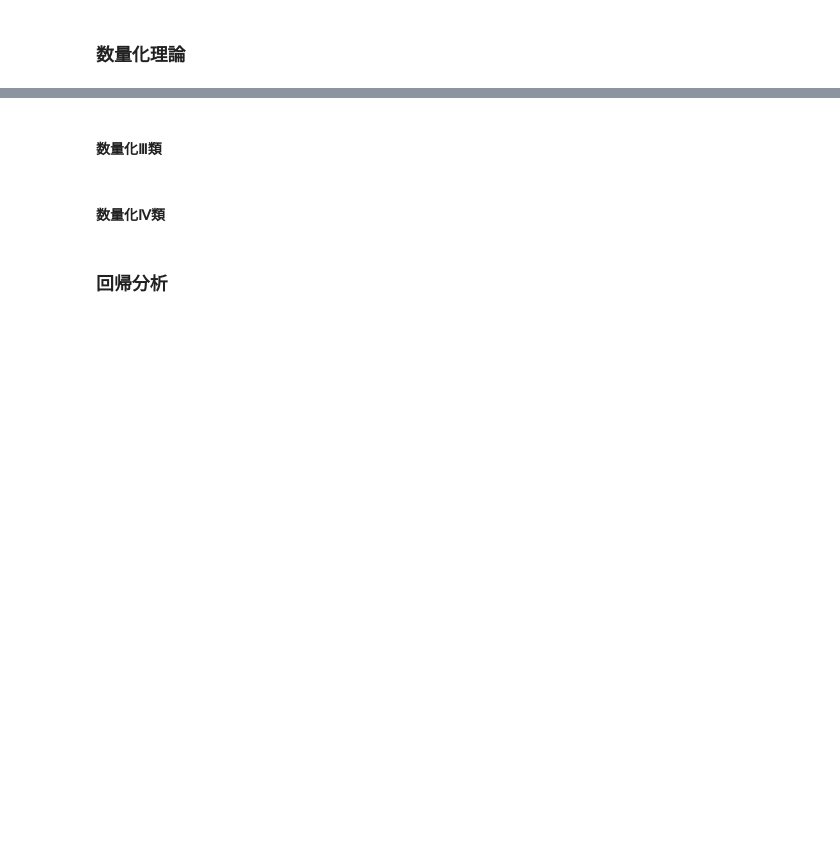
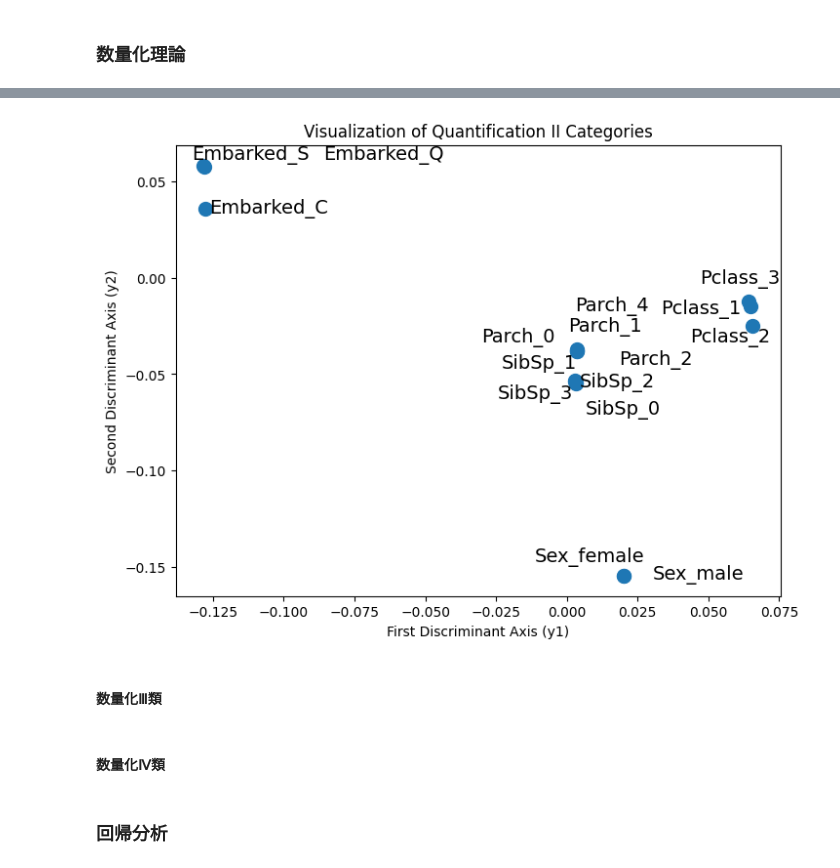
Before and after one commit to TakumiOkawa12/MLnote, a Jupyter notebook: statistics/practical_statistics.ipynb, the cells around one changed output, grey strips where cells are left out. Cells and saved outputs as stored; diff of their text form; code cells hidden in the pictures; blank space fills up the shorter version.

```diff
--- a/statistics/practical_statistics.ipynb
+++ b/statistics/practical_statistics.ipynb
@@ -500,3 +806,7 @@ Conviction: 1.2
+# %%
+quantification_ii_3(df, target_col, feature_cols, qualitization_vector_1, qualitization_vector_2)
+# %% [output]
+[figure, added]
 # %% [markdown]
 #### 数量化Ⅲ類
 # %% [markdown]
```
Also changed, not shown: parts of 19 cells of this notebook, 1 other file.
